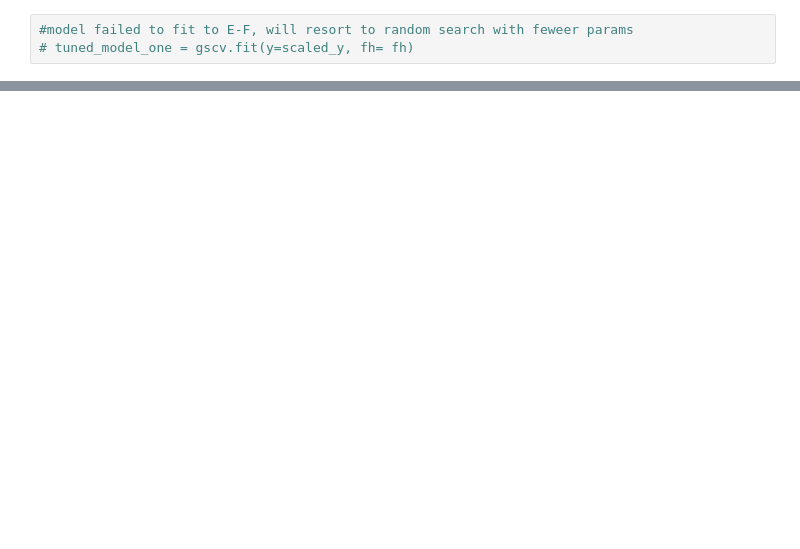
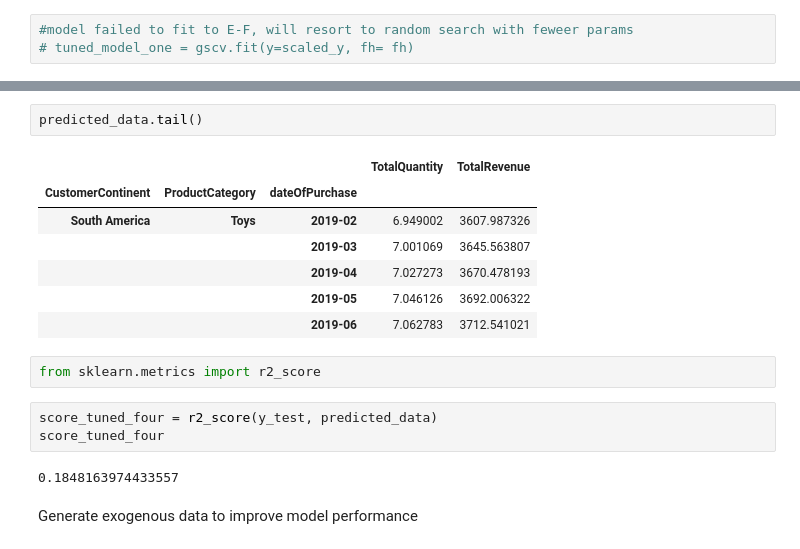
Before and after one commit to josephine-amponsah/hierarchical-forecasting, a Jupyter notebook: notebooks/tuned-models.ipynb, the cells around one changed output, grey strips where cells are left out. Cells and saved outputs as stored; diff of their text form; blank space fills up the shorter version.

```diff
--- a/notebooks/tuned-models.ipynb
+++ b/notebooks/tuned-models.ipynb
@@ -164,0 +264,19 @@ dtype: object
+# %%
+predicted_data.tail()
+# %% [output]
+|  |  |  | TotalQuantity | TotalRevenue |
+| CustomerContinent | ProductCategory | dateOfPurchase |  |  |
+| South America | Toys | 2019-02 | 6.949002 | 3607.987326 |
+|  |  | 2019-03 | 7.001069 | 3645.563807 |
+|  |  | 2019-04 | 7.027273 | 3670.478193 |
+|  |  | 2019-05 | 7.046126 | 3692.006322 |
+|  |  | 2019-06 | 7.062783 | 3712.541021 |
+# %%
+from sklearn.metrics import r2_score
+# %%
+score_tuned_four = r2_score(y_test, predicted_data)
+score_tuned_four
+# %% [output]
+0.1848163974433557
+# %% [markdown]
+Generate exogenous data to improve model performance
```
Also changed, not shown: parts of 20 cells of this notebook.
